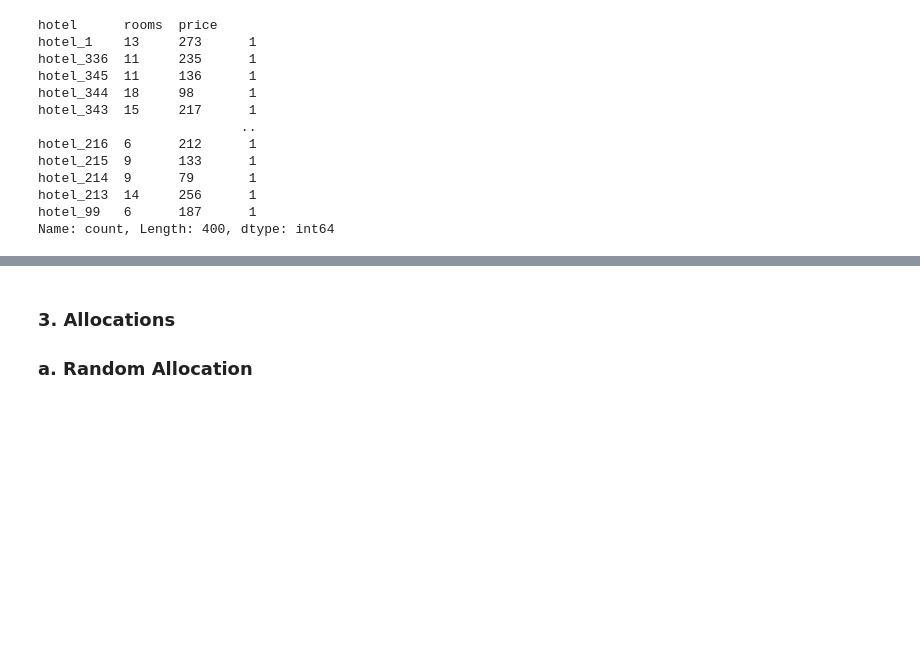
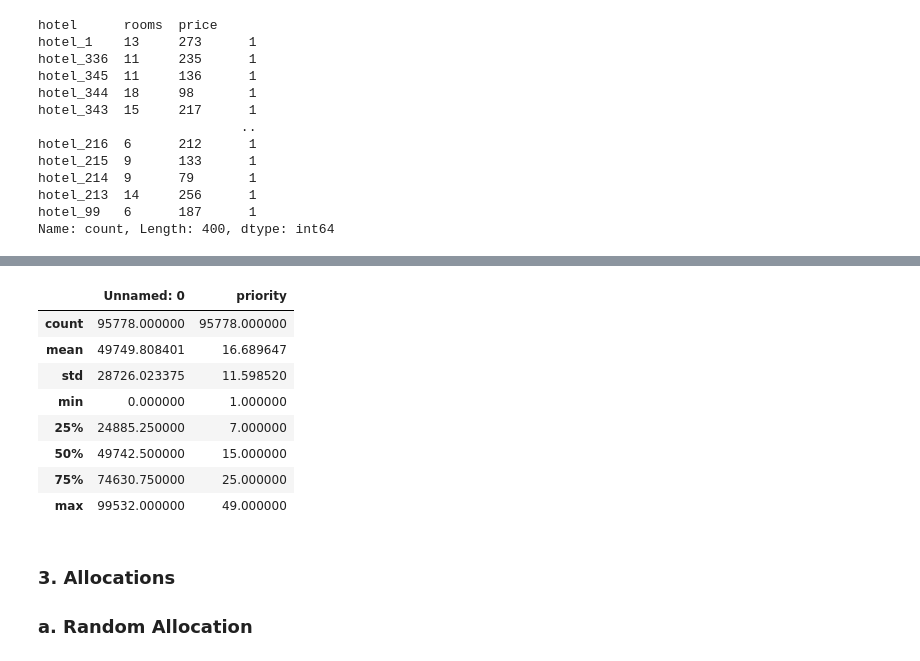
Before and after one commit to sergiopicascia/dscoding-projects, a Jupyter notebook: Alina.Imansakipova/hotel-project/Project Presentation_Alina Imansakipova.ipynb, the cells around one changed output, grey strips where cells are left out. Cells and saved outputs as stored; diff of their text form; code cells hidden in the pictures; blank space fills up the shorter version.

```diff
--- a/Alina.Imansakipova/hotel-project/Project Presentation_Alina Imansakipova.ipynb
+++ b/Alina.Imansakipova/hotel-project/Project Presentation_Alina Imansakipova.ipynb
@@ -461,3 +485,15 @@ Name: count, Length: 400, dtype: int64
+# %%
+preferencesdata.describe()
+# %% [output]
+|  | Unnamed: 0 | priority |
+| count | 95778.000000 | 95778.000000 |
+| mean | 49749.808401 | 16.689647 |
+| std | 28726.023375 | 11.598520 |
+| min | 0.000000 | 1.000000 |
+| 25% | 24885.250000 | 7.000000 |
+| 50% | 49742.500000 | 15.000000 |
+| 75% | 74630.750000 | 25.000000 |
+| max | 99532.000000 | 49.000000 |
 # %% [markdown]
 ### 3. Allocations
 ### a. Random Allocation
```
Also changed, not shown: parts of 8 cells of this notebook.
